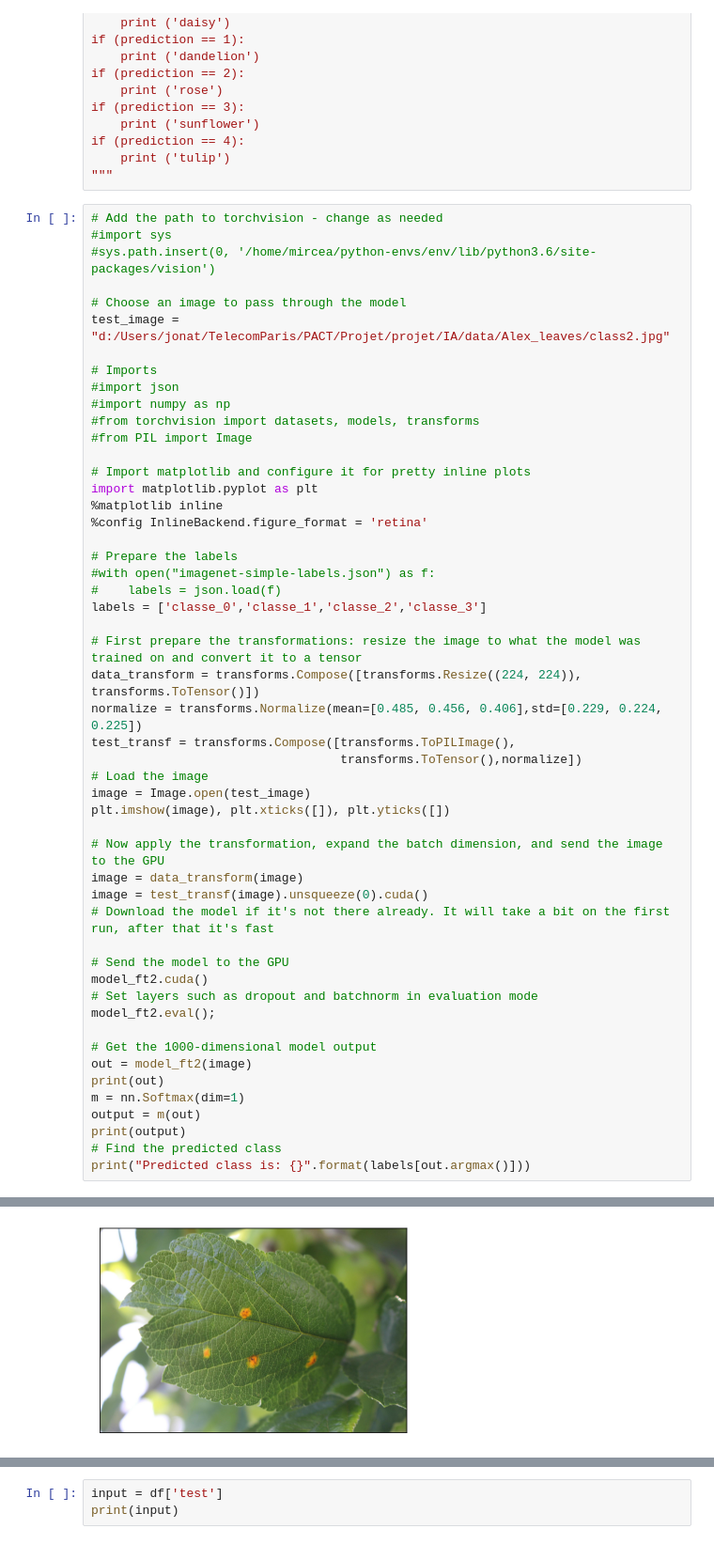
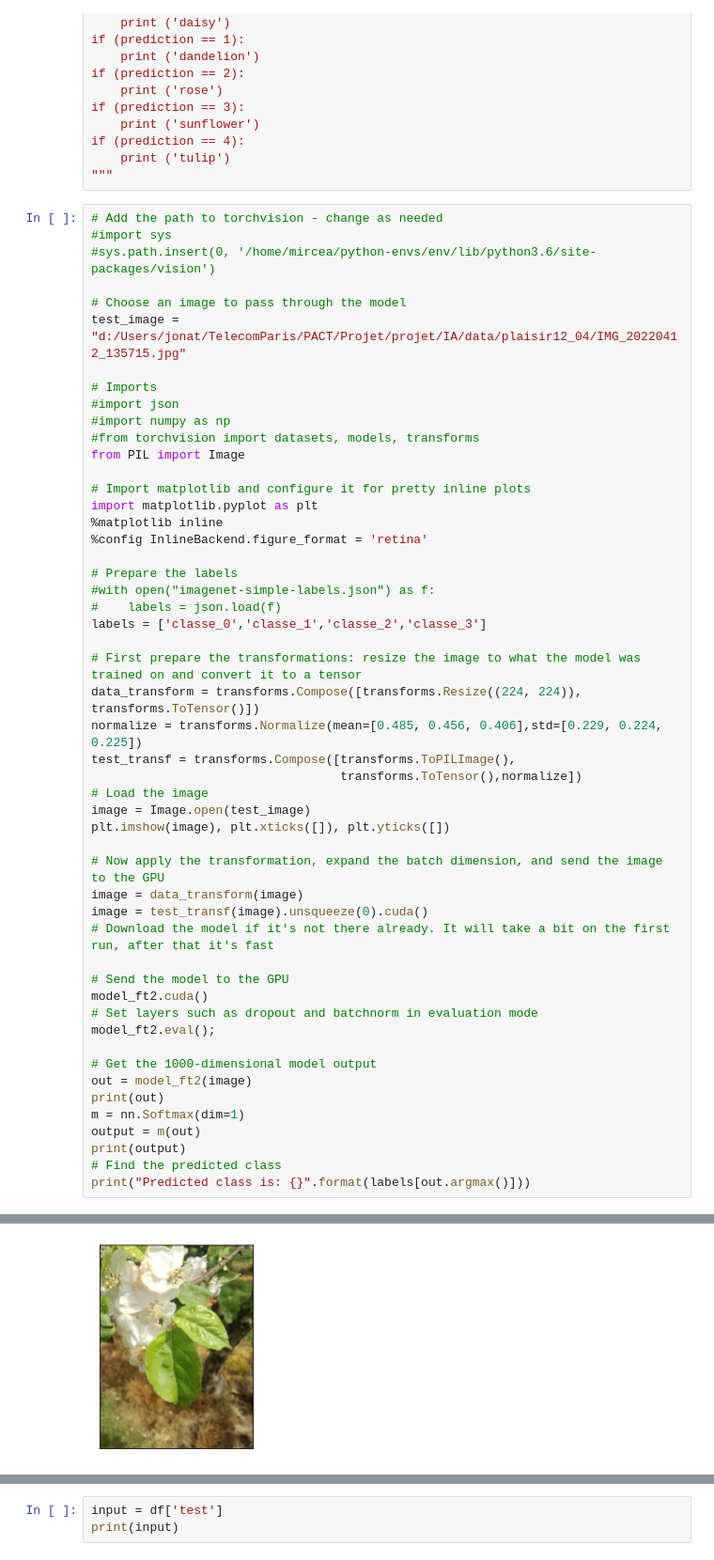
Before and after one commit to Jonathan-GUERIN/PlinkApplication, a Jupyter notebook: projet/IA/Loading_model.ipynb, the cells around one changed output, grey strips where cells are left out. Shown at 94% size. Cells and saved outputs as stored; diff of their text form.

```diff
--- a/projet/IA/Loading_model.ipynb
+++ b/projet/IA/Loading_model.ipynb
@@ -362,13 +362,13 @@ if (prediction == 4):
 #sys.path.insert(0, '/home/mircea/python-envs/env/lib/python3.6/site-packages/vision')
 
 # Choose an image to pass through the model
-test_image = "d:/Users/jonat/TelecomParis/PACT/Projet/projet/IA/data/Alex_leaves/class2.jpg"
+test_image = "d:/Users/jonat/TelecomParis/PACT/Projet/projet/IA/data/plaisir12_04/IMG_20220412_135715.jpg"
 
 # Imports
 #import json
 #import numpy as np
 #from torchvision import datasets, models, transforms
-#from PIL import Image
+from PIL import Image
 
 # Import matplotlib and configure it for pretty inline plots
 import matplotlib.pyplot as plt
@@ -416 +416 @@ Predicted class is: classe_2
-[figure, old version]
+[figure, new version]
```
Also changed, not shown: parts of 5 cells of this notebook.
